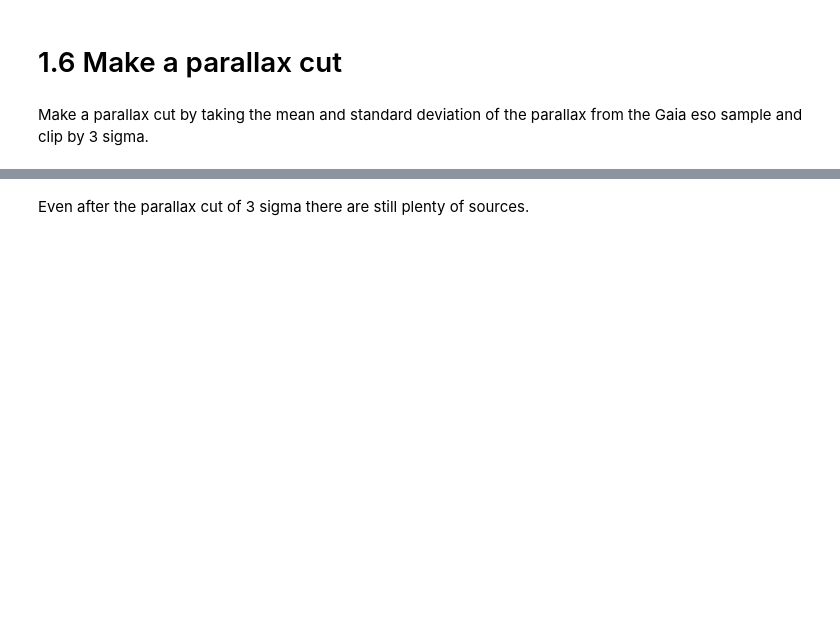
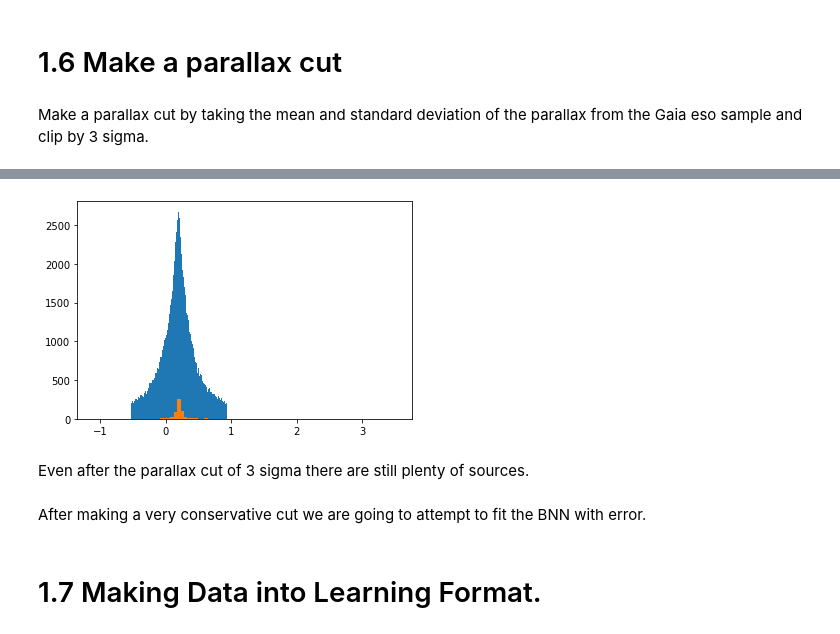
Before and after one commit to ocallam6/GES, a Jupyter notebook: Analysis/membership_prob.ipynb, the cells around one changed output, grey strips where cells are left out. Saved outputs shown, nothing was run; the diff lists cells and outputs as text; code cells hidden in the pictures; blank space fills up the shorter version.

```diff
--- a/Analysis/membership_prob.ipynb
+++ b/Analysis/membership_prob.ipynb
@@ -118,2 +127,12 @@ gaia_not_eso.shape
+# %%
+plt.hist(gaia_not_eso['parallax'],bins=100)
+plt.hist(globular_cluster_data['parallax'],bins=90)
+plt.show()
+# %% [output]
+[figure, added]
 # %% [markdown]
 Even after the parallax cut of 3 sigma there are still plenty of sources.
+# %% [markdown]
+After making a very conservative cut we are going to attempt to fit the BNN with error.
+# %% [markdown]
+# 1.7 Making Data into Learning Format.
```
Also changed, not shown: parts of 32 cells of this notebook, 2 other files.
